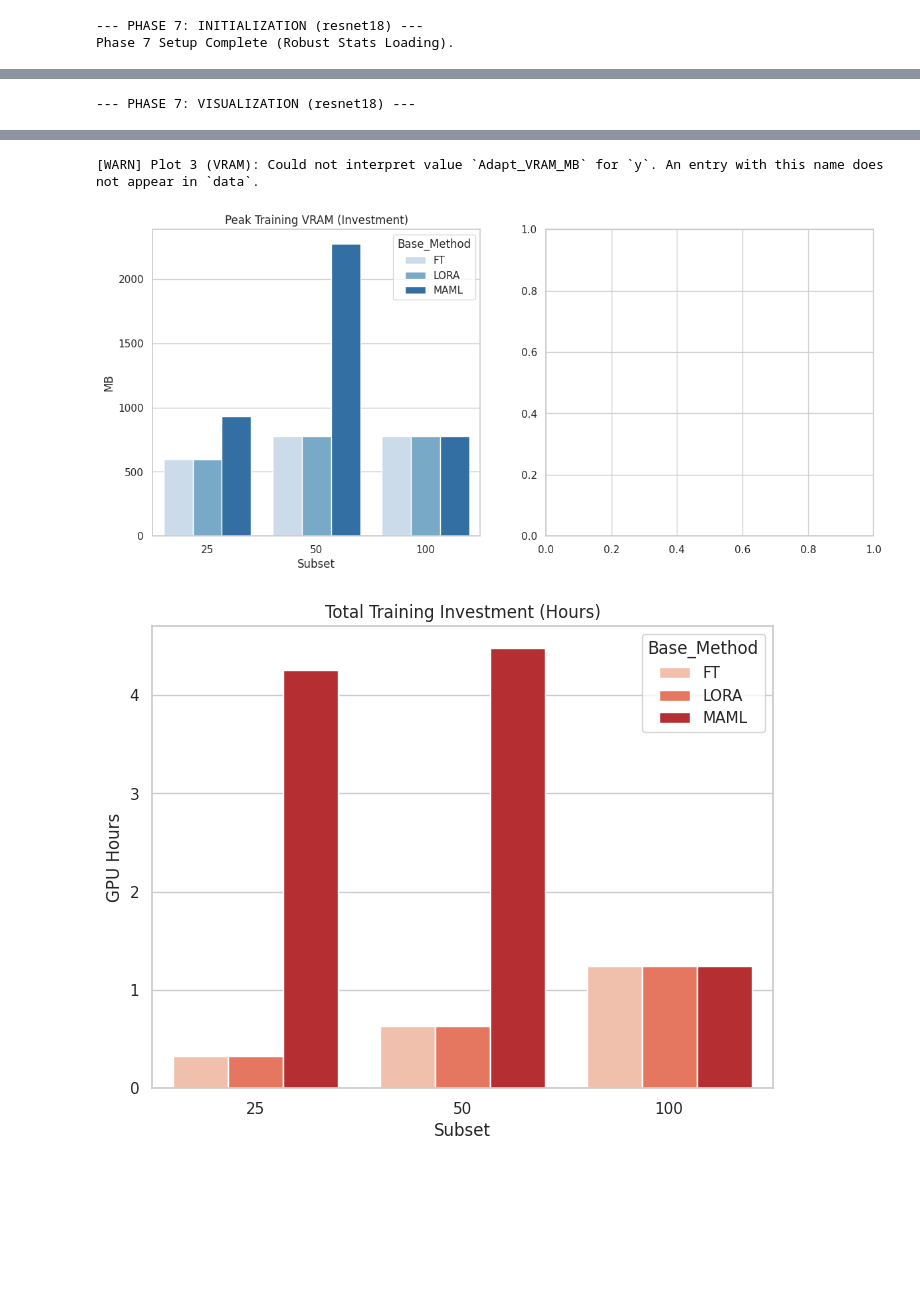
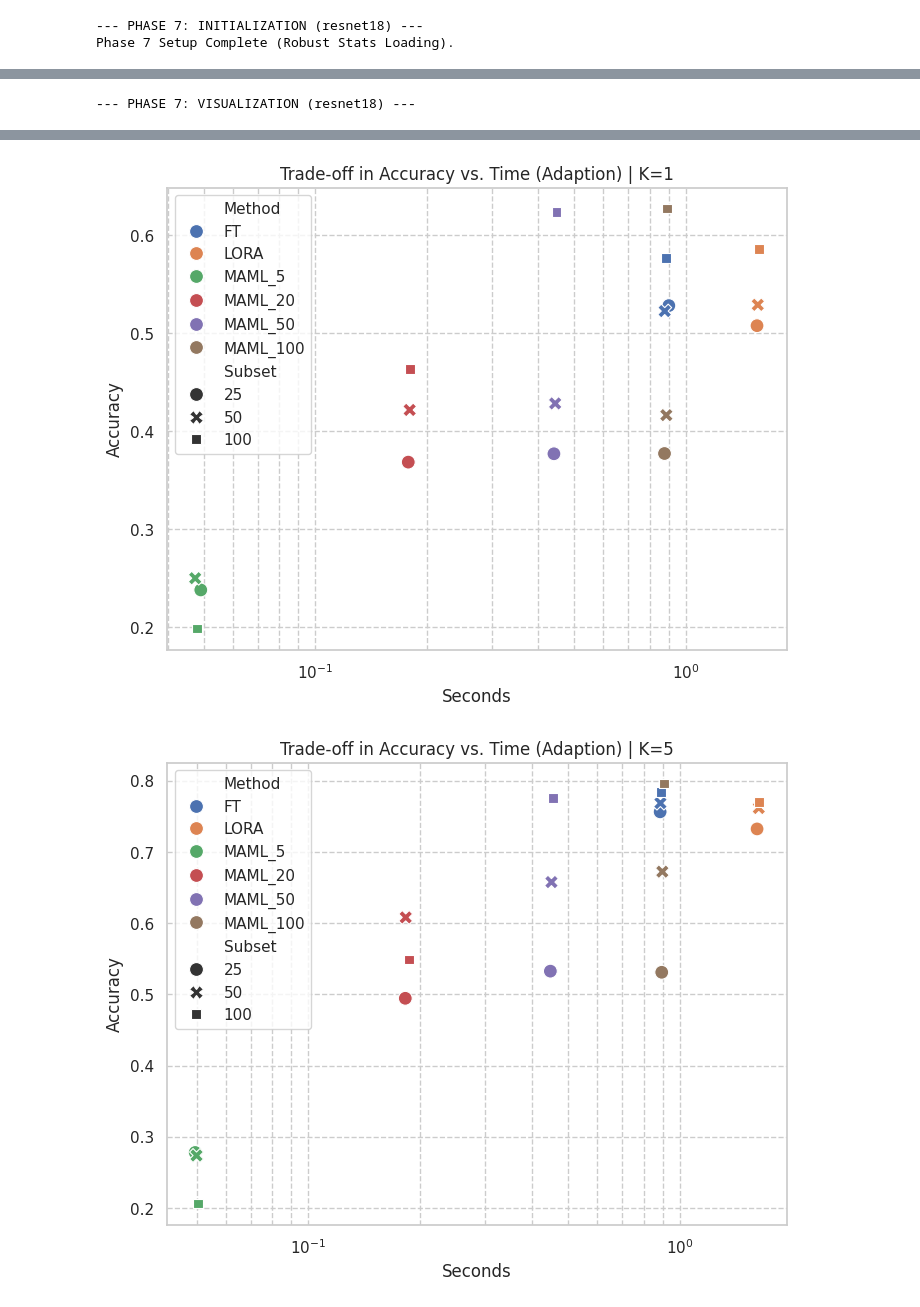
Before and after one commit to marcvonrohr/DeepLearning, a Jupyter notebook: meta_learning_project.ipynb, the cells around one changed output, grey strips where cells are left out. Drawn from its saved outputs; the diff is of its cells as text; code cells hidden in the pictures; blank space fills up the shorter version.

```diff
--- a/meta_learning_project.ipynb
+++ b/meta_learning_project.ipynb
@@ -1019,7 +1017,7 @@ P4_CONFIG = {
     'PATIENCE': 5,
     'SUBSETS': [0.25, 0.50, 1.0],
     'BATCH_SIZE': 256,
-    'DRY_RUN': True
+    'DRY_RUN': False
 }
 
 if P4_CONFIG['DRY_RUN']:
@@ -1630,7 +1628,7 @@ MAML_CONFIG = {
     'GRAD_CLIP': 1.0,
     'WEIGHT_DECAY': 1e-4,
 
-    'DRY_RUN': True
+    'DRY_RUN': False
 }
 
 if MAML_CONFIG['DRY_RUN']:
@@ -2655,14 +2653,33 @@ if os.path.exists(csv_main):
     # --- 1. Performance vs K-Shots (Fixed Axis) ---
     try:
         g = sns.relplot(data=df, x="Shots", y="Acc", hue="Method", col="Subset", kind="line", markers=True, height=5, aspect=1)
-        g.set(ylim=(0, 1.0), title="Performance vs. K-Shots")
+        g.set_titles("Performance vs. K-Shots | Subset: {col_name}%")
+        g.set(ylim=(0, 1.0))
         # Force integers on X-Axis
         for ax in g.axes.flat:
             ax.set_xticks([1, 5, 10, 20])
             ax.grid(True, which='major', axis='x') # Grid only on ticks
+            ax.set_ylabel("Accuracy")
+            ax.set_xlabel("K-Shots")
+
         plt.savefig(os.path.join(DIRS['PLOTS'], f"P7_Performance{run_suffix}.png"))
         plt.show()
     except Exception as e: print(f"[WARN] Plot 1: {e}")
+
+    # 2. Efficiency Trade-off (Per Shot)
+    try:
+      for k in df['Shots'].unique():
+          df_k = df[df['Shots'] == k]
+          plt.figure(figsize=(8, 6))
+          sns.scatterplot(data=df_k, x="Time_sec", y="Acc", hue="Method", style="Subset", s=100)
+          plt.xscale('log')
+          plt.title(f"Trade-off in Accuracy vs. Time (Adaption) | K={k}")
+          plt.grid(True, which="both", ls="--")
+          plt.xlabel("Seconds")
+          plt.ylabel("Accuracy")
+          plt.savefig(os.path.join(DIRS['PLOTS'], f"P7_TradeOff_K{k}{run_suffix}.png"))
+          plt.show()
+    except Exception as e: print(f"[WARN] Plot 2: {e}")
 
     # --- 2. VRAM Efficiency (Only relevant Methods) ---
     try:
@@ -2670,7 +2687,7 @@ if os.path.exists(csv_main):
         df_sub = df[(df['Shots'] == 5)].copy()
         # Group MAML_5, MAML_20... into just "MAML" for Training VRAM visualization
         # Because Training VRAM is identical for all MAML inference variants
-        df_sub['Base_Method_Label'] = df_sub['Method'].apply(lambda x: 'MAML' if 'MAML' in x else x)
+        df_sub['Base_Method'] = df_sub['Method'].apply(lambda x: 'MAML' if 'MAML' in x else x)
 
         if not df_sub.empty:
             fig, ax = plt.subplots(1, 2, figsize=(14, 6))
@@ -2683,8 +2700,9 @@ if os.path.exists(csv_main):
 
             # B. Adaptation VRAM (Runtime) - All Variants
             # Filter to keep plot clean? No, show all.
-            sns.barplot(data=df_sub, x="Subset", y="Adapt_VRAM_MB", hue="Method", ax=ax[1], palette="Greens")
-            ax[1].set_title("Runtime VRAM Delta (Adaptation)")
+            df_adapt_vram = df_sub.drop_duplicates(subset=['Subset', 'Base_Method'])
+            sns.barplot(data=df_adapt_vram, x="Subset", y="VRAM_MB", hue="Base_Method", ax=ax[1], palette="Greens")
+            ax[1].set_title("Peak Runtime VRAM (Adaptation)")
             ax[1].set_ylabel("MB")
 
             plt.tight_layout()
@@ -2699,7 +2717,7 @@ if os.path.exists(csv_main):
 
         plt.figure(figsize=(8, 6))
         sns.barplot(data=df_cost, x="Subset", y="Train_Time_Hours", hue="Base_Method", palette="Reds")
-        plt.title("Total Training Investment (Hours)")
+        plt.title("Total Training Hours (Investment)")
         plt.ylabel("GPU Hours")
         plt.savefig(os.path.join(DIRS['PLOTS'], f"P7_Investment{run_suffix}.png"))
         plt.show()
@@ -2711,6 +2729,7 @@ if os.path.exists(csv_curve):
         df_c = pd.read_csv(csv_curve)
         g = sns.relplot(data=df_c, x="Steps", y="Acc", hue="Method", col="Subset", row="K_Shot", kind="line", markers=True, height=3, aspect=1.5)
         g.set_titles("Subset: {col_name}% | K={row_name}")
+        g.set_axis_labels("Gradient Steps", "Accuracy")
         plt.savefig(os.path.join(DIRS['PLOTS'], f"P7_LearningCurve{run_suffix}.png"))
         plt.show()
     except Exception as e: print(f"[WARN] Plot 5: {e}")
@@ -2788,3 +2807,2 @@ print("[INFO] Visualization Complete.")
-[WARN] Plot 3 (VRAM): Could not interpret value `Adapt_VRAM_MB` for `y`. An entry with this name does not appear in `data`.
-[figure, old version]
+[figure, new version]
-[figure, old version]
+[figure, new version]
```
Also changed, not shown: parts of 4 cells of this notebook.
